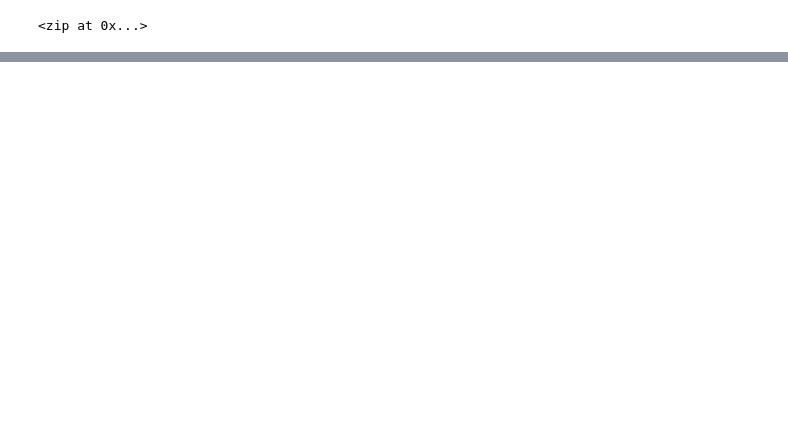
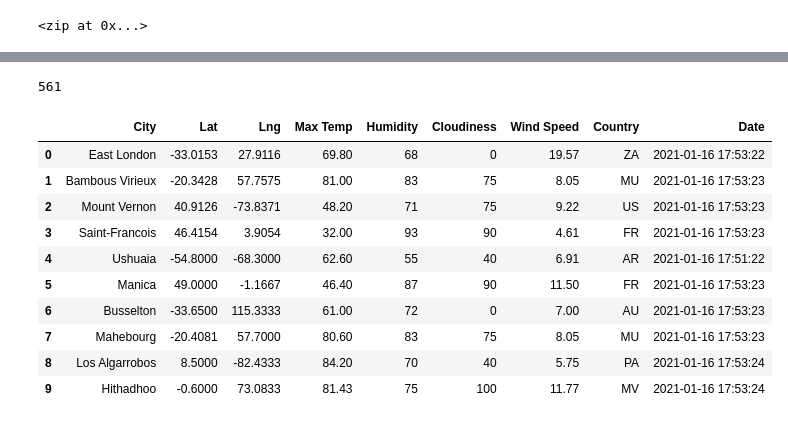
Before and after one commit to kroman3105/World_Weather_Analysis, a Jupyter notebook: WeatherPy.ipynb, the cells around one changed output, grey strips where cells are left out. Cells and saved outputs as stored; diff of their text form; code cells hidden in the pictures; blank space fills up the shorter version.

```diff
--- a/WeatherPy.ipynb
+++ b/WeatherPy.ipynb
@@ -32,0 +42,3 @@ len(cities)
+# %%
+# starting URL for Weather Map API call
+url = "http://api.openweathermap.org/data/2.5/weather?units=Imperial&APPID=" + weather_api_key
@@ -32,0 +126,21 @@ len(cities)
+# %%
+len(city_data)
+# %% [output]
+561
+# %%
+# Convert an array of dictionaries to a Pandas DataFrame
+
+city_data_df = pd.DataFrame(city_data)
+city_data_df.head(10)
+# %% [output]
+|  | City | Lat | Lng | Max Temp | Humidity | Cloudiness | Wind Speed | Country | Date |
+| 0 | East London | -33.0153 | 27.9116 | 69.80 | 68 | 0 | 19.57 | ZA | 2021-01-16 17:53:22 |
+| 1 | Bambous Virieux | -20.3428 | 57.7575 | 81.00 | 83 | 75 | 8.05 | MU | 2021-01-16 17:53:23 |
+| 2 | Mount Vernon | 40.9126 | -73.8371 | 48.20 | 71 | 75 | 9.22 | US | 2021-01-16 17:53:23 |
+| 3 | Saint-Francois | 46.4154 | 3.9054 | 32.00 | 93 | 90 | 4.61 | FR | 2021-01-16 17:53:23 |
+| 4 | Ushuaia | -54.8000 | -68.3000 | 62.60 | 55 | 40 | 6.91 | AR | 2021-01-16 17:51:22 |
+| 5 | Manica | 49.0000 | -1.1667 | 46.40 | 87 | 90 | 11.50 | FR | 2021-01-16 17:53:23 |
+| 6 | Busselton | -33.6500 | 115.3333 | 61.00 | 72 | 0 | 7.00 | AU | 2021-01-16 17:53:23 |
+| 7 | Mahebourg | -20.4081 | 57.7000 | 80.60 | 83 | 75 | 8.05 | MU | 2021-01-16 17:53:23 |
+| 8 | Los Algarrobos | 8.5000 | -82.4333 | 84.20 | 70 | 40 | 5.75 | PA | 2021-01-16 17:53:24 |
+| 9 | Hithadhoo | -0.6000 | 73.0833 | 81.43 | 75 | 100 | 11.77 | MV | 2021-01-16 17:53:24 |
```
Also changed, not shown: parts of 6 cells of this notebook, 1 other file.
